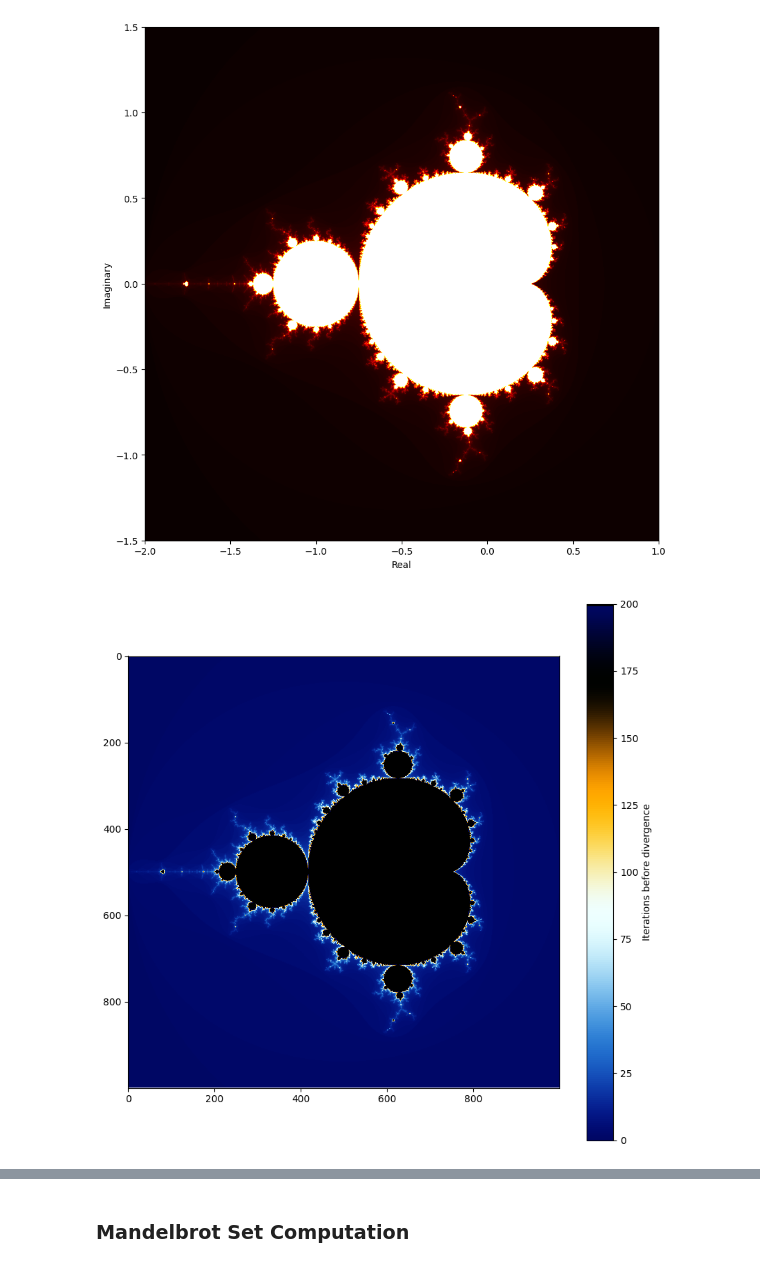
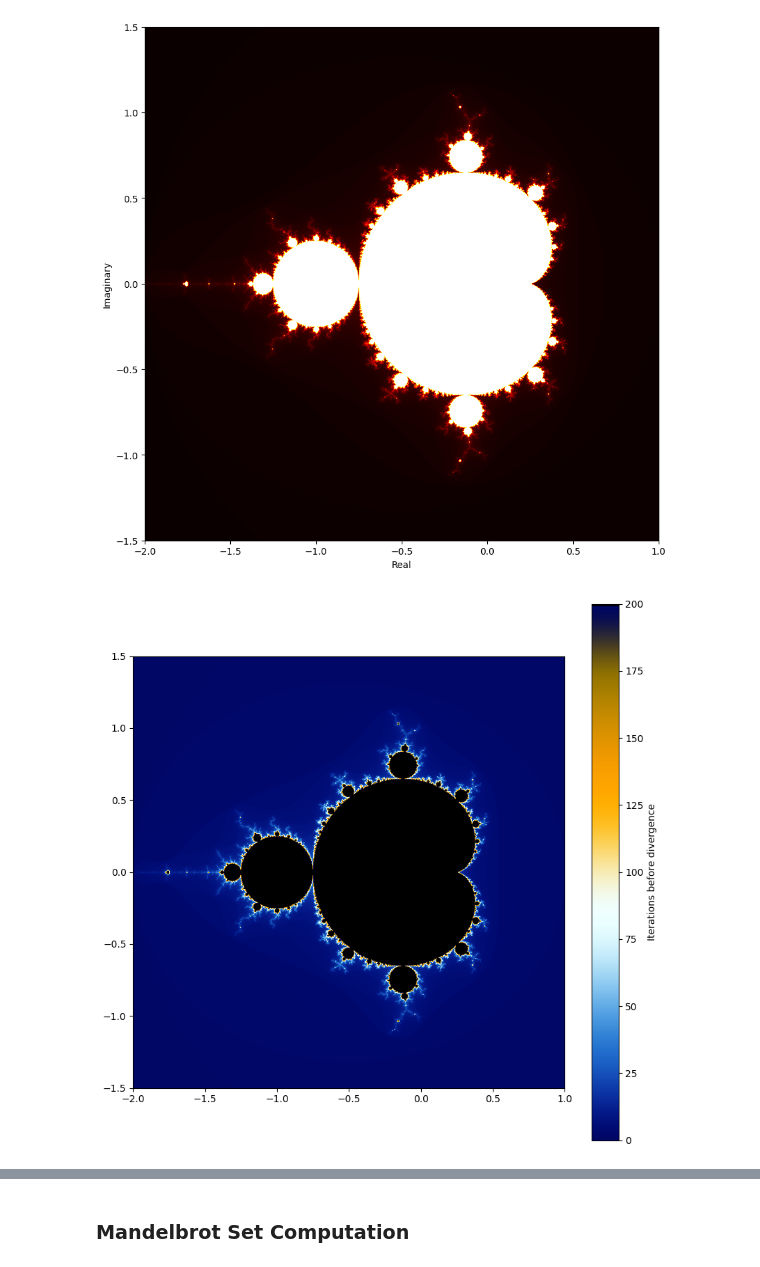
Before and after one commit to Ly-MX15/Stochastic_simulation, a Jupyter notebook: Assignment 1 Thomas.ipynb, the cells around one changed output, grey strips where cells are left out. Saved outputs shown, nothing was run; the diff lists cells and outputs as text; code cells hidden in the pictures.

```diff
--- a/Assignment 1 Thomas.ipynb
+++ b/Assignment 1 Thomas.ipynb
@@ -50,8 +52,8 @@ plt.show()
 # %%
 def custom_colourmap():
     #set up the control points for your gradient
-    yR_observed = [0, 0,32,237, 255, 0, 0, 32]
-    yG_observed = [2, 7, 107, 255, 170, 2, 7, 107]
+    yR_observed = [0, 0,32,237, 255, 155, 0, 32]
+    yG_observed = [2, 7, 107, 255, 170, 120, 7, 107]
     yB_observed = [0, 100, 203, 255, 0, 0, 100, 203]
 
     x_observed = [-.1425, 0, .16, .42, .6425, .8575, 1, 1.16]
@@ -105,13 +107,13 @@ def custom_colourmap():
 # %%
 cmap = custom_colourmap()
 
 # Create a figure and plot the data using the custom colormap
 plt.figure(figsize=(10, 10))
-plt.imshow(image.T, cmap=cmap)
+plt.imshow(image.T, cmap=cmap, extent=[-2, 1, -1.5, 1.5])
 plt.colorbar().set_label('Iterations before divergence')
 plt.show()
 # %% [output]
-[figure, old version]
+[figure, new version]
 # %%
 # Seahorse valley
 resolution = 1000
```
Also changed, not shown: parts of 12 cells of this notebook.
